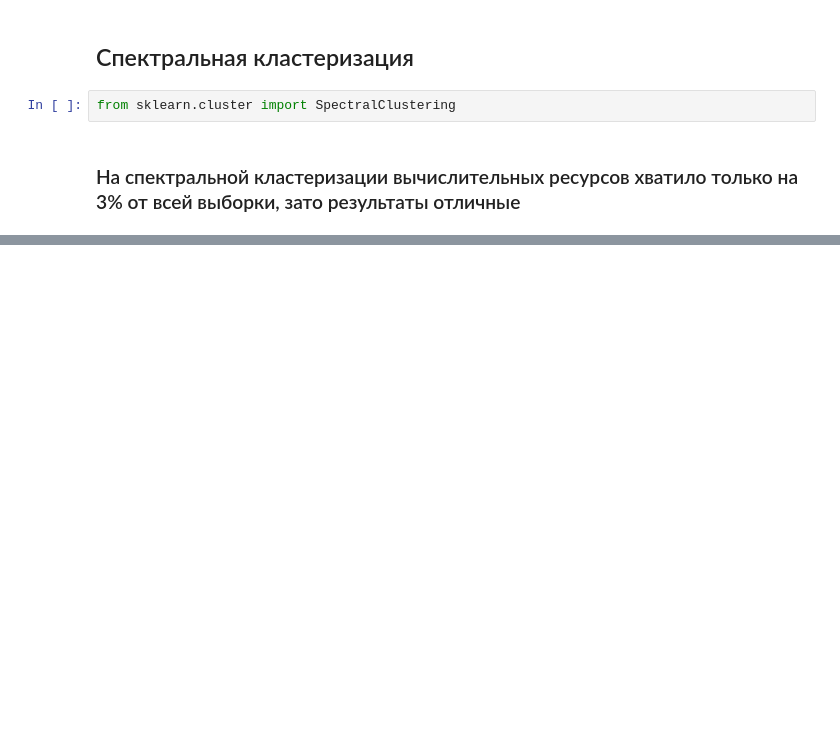
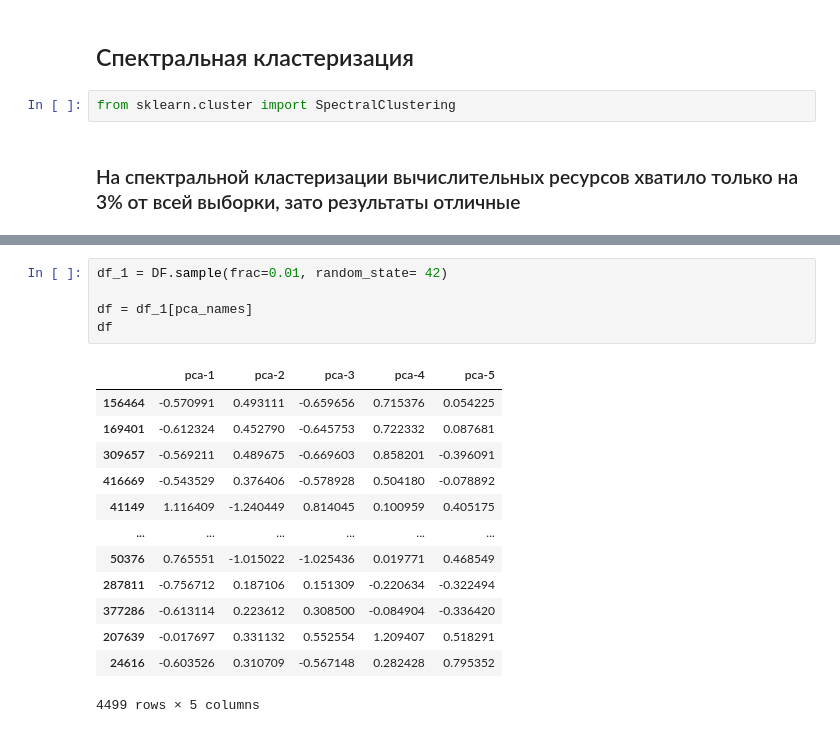
Before and after one commit to Nivt17/hacaton_2022, a Jupyter notebook: УРФУ_Хакатон_2022.ipynb, the cells around one changed output, grey strips where cells are left out. Cells and saved outputs as stored; diff of their text form; blank space fills up the shorter version.

```diff
--- a/УРФУ_Хакатон_2022.ipynb
+++ b/УРФУ_Хакатон_2022.ipynb
@@ -549,0 +542,19 @@ F1 : 0.7368
+# %%
+df_1 = DF.sample(frac=0.01, random_state= 42)
+
+df = df_1[pca_names]
+df
+# %% [output]
+|  | pca-1 | pca-2 | pca-3 | pca-4 | pca-5 |
+| 156464 | -0.570991 | 0.493111 | -0.659656 | 0.715376 | 0.054225 |
+| 169401 | -0.612324 | 0.452790 | -0.645753 | 0.722332 | 0.087681 |
+| 309657 | -0.569211 | 0.489675 | -0.669603 | 0.858201 | -0.396091 |
+| 416669 | -0.543529 | 0.376406 | -0.578928 | 0.504180 | -0.078892 |
+| 41149 | 1.116409 | -1.240449 | 0.814045 | 0.100959 | 0.405175 |
+| ... | ... | ... | ... | ... | ... |
+| 50376 | 0.765551 | -1.015022 | -1.025436 | 0.019771 | 0.468549 |
+| 287811 | -0.756712 | 0.187106 | 0.151309 | -0.220634 | -0.322494 |
+| 377286 | -0.613114 | 0.223612 | 0.308500 | -0.084904 | -0.336420 |
+| 207639 | -0.017697 | 0.331132 | 0.552554 | 1.209407 | 0.518291 |
+| 24616 | -0.603526 | 0.310709 | -0.567148 | 0.282428 | 0.795352 |
+4499 rows × 5 columns
```
Also changed, not shown: parts of 9 cells of this notebook.
